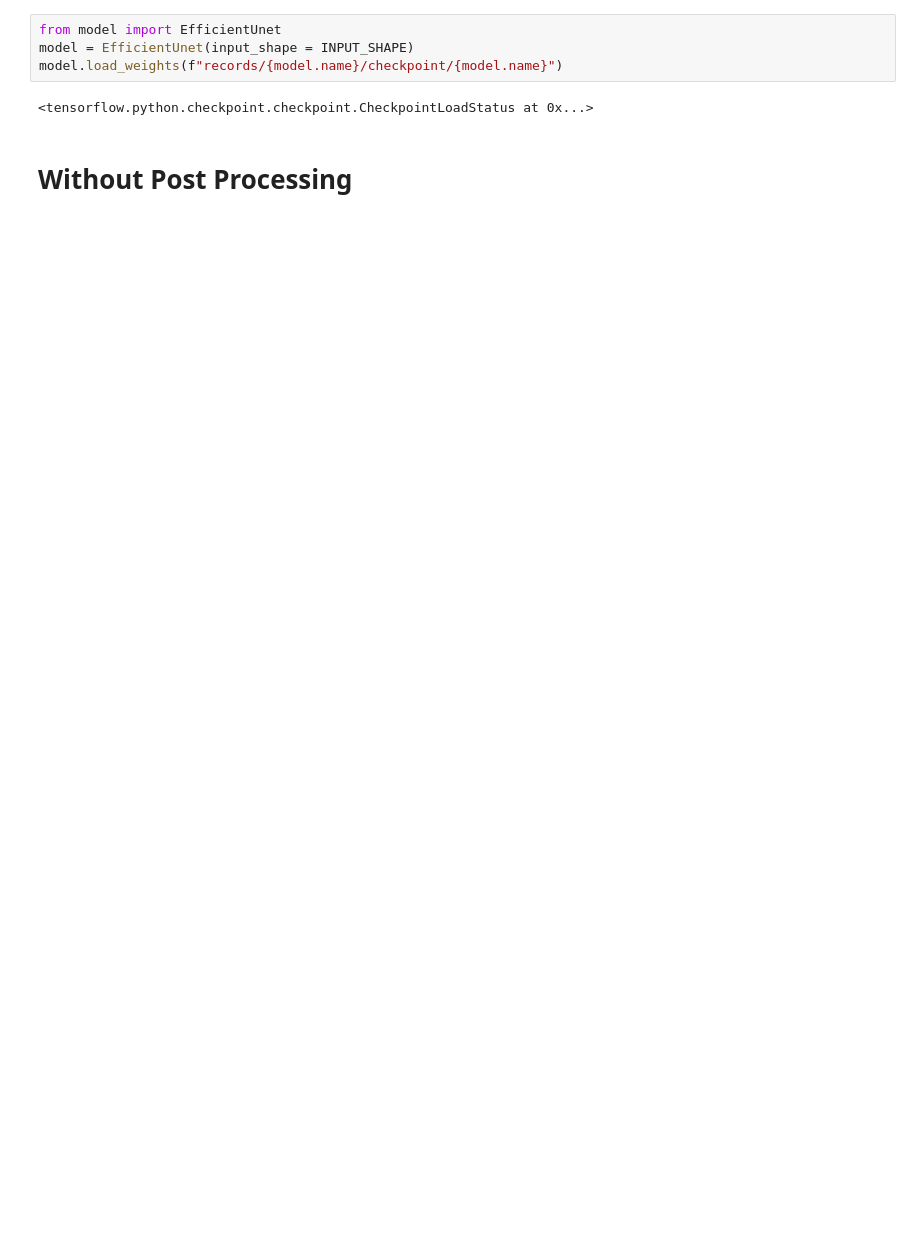
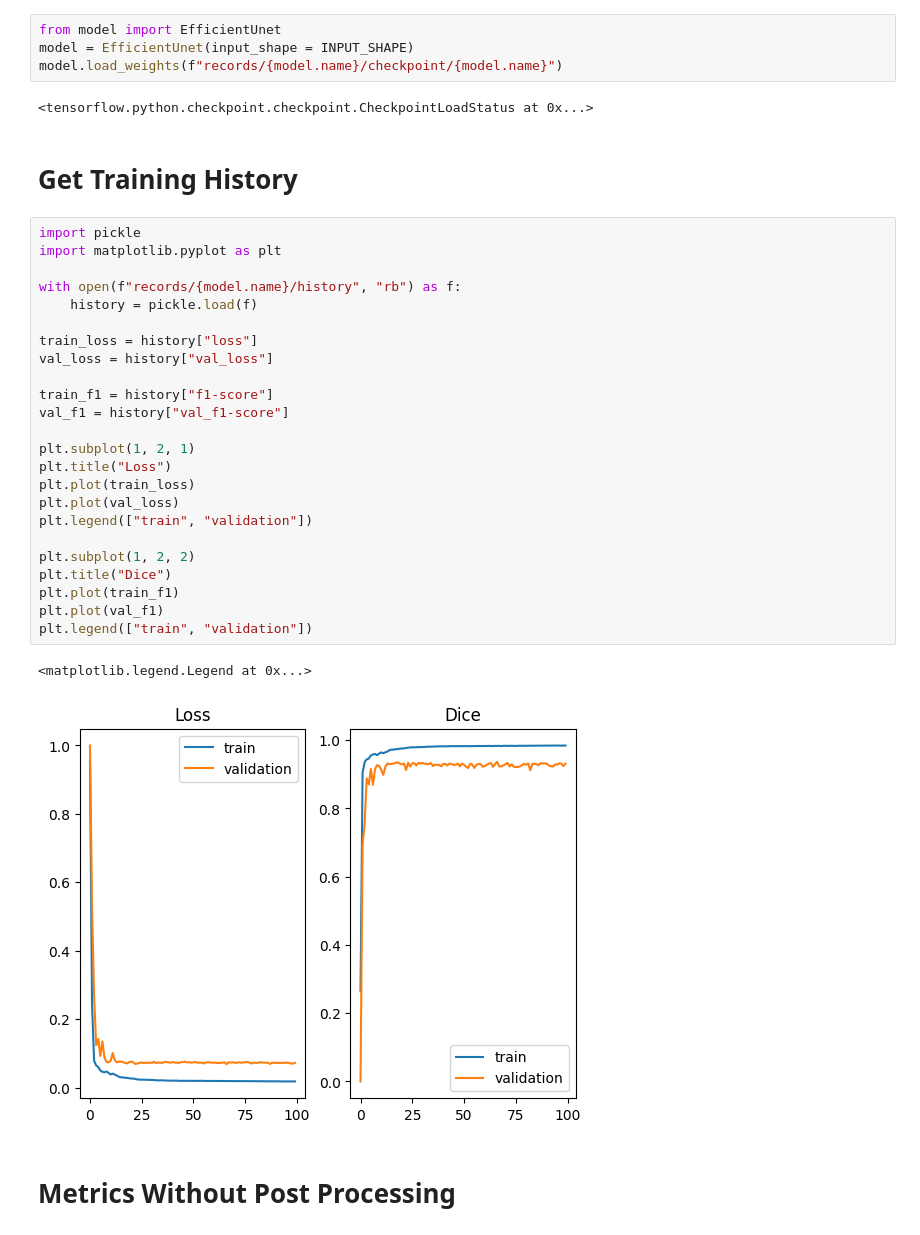
Before and after one commit to arthurgsf/pruning, a Jupyter notebook: test.ipynb, the cells around one changed output. Drawn from its saved outputs; the diff is of its cells as text; blank space fills up the shorter version.

```diff
--- a/test.ipynb
+++ b/test.ipynb
@@ -27,8 +45,37 @@ model = EfficientUnet(input_shape = INPUT_SHAPE)
 model.load_weights(f"records/{model.name}/checkpoint/{model.name}")
 # %% [output]
 <tensorflow.python.checkpoint.checkpoint.CheckpointLoadStatus at 0x...>
+# %% [markdown]
+# Get Training History
+# %%
+import pickle
+import matplotlib.pyplot as plt
+
+with open(f"records/{model.name}/history", "rb") as f:
+    history = pickle.load(f)
+
+train_loss = history["loss"]
+val_loss = history["val_loss"]
+
+train_f1 = history["f1-score"]
+val_f1 = history["val_f1-score"]
+
+plt.subplot(1, 2, 1)
+plt.title("Loss")
+plt.plot(train_loss)
+plt.plot(val_loss)
+plt.legend(["train", "validation"])
+
+plt.subplot(1, 2, 2)
+plt.title("Dice")
+plt.plot(train_f1)
+plt.plot(val_f1)
+plt.legend(["train", "validation"])
+# %% [output]
+<matplotlib.legend.Legend at 0x...>
+[figure, added]
 # %% [markdown]
-# Without Post Processing
+# Metrics Without Post Processing
 # %%
 import numpy as np
 import preprocessing
```
Also changed, not shown: parts of 5 cells of this notebook.
